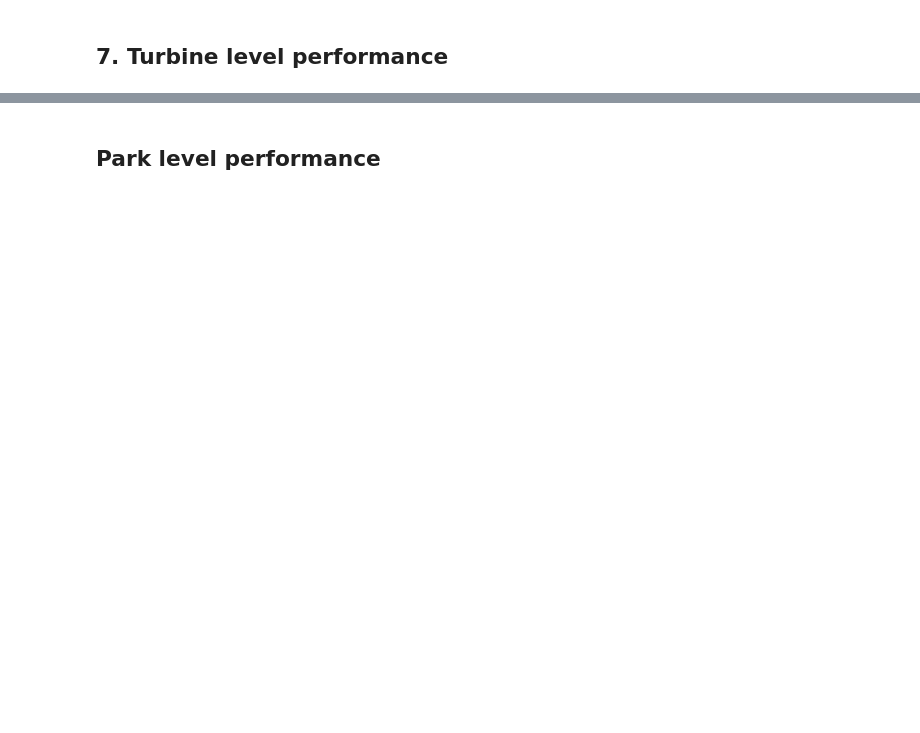
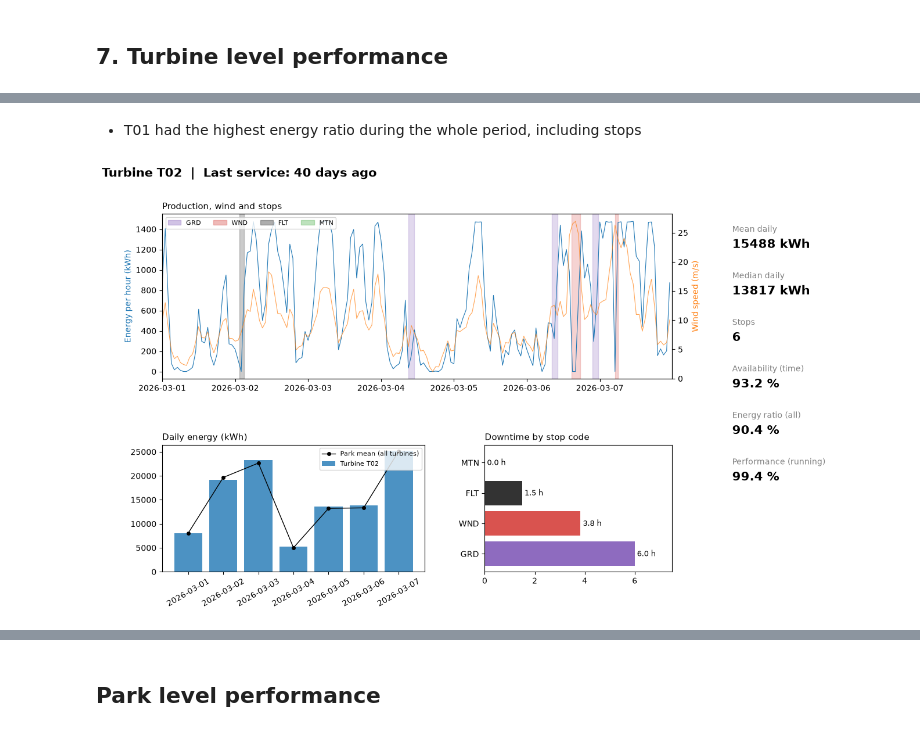
Before and after one commit to Marta-T/Data_Analysis_HW_Task, a Jupyter notebook: analysis.ipynb, the cells around one changed output, grey strips where cells are left out. Drawn from its saved outputs; the diff is of its cells as text; code cells hidden in the pictures; blank space fills up the shorter version.

```diff
--- a/analysis.ipynb
+++ b/analysis.ipynb
@@ -971,0 +901,6 @@ duckdb.sql("""
+# %% [markdown]
+- T01 had the highest energy ratio during the whole period, including stops
+# %%
+turbine_card("T02")
+# %% [output]
+[figure, added]
```
Also changed, not shown: parts of 61 cells of this notebook.
